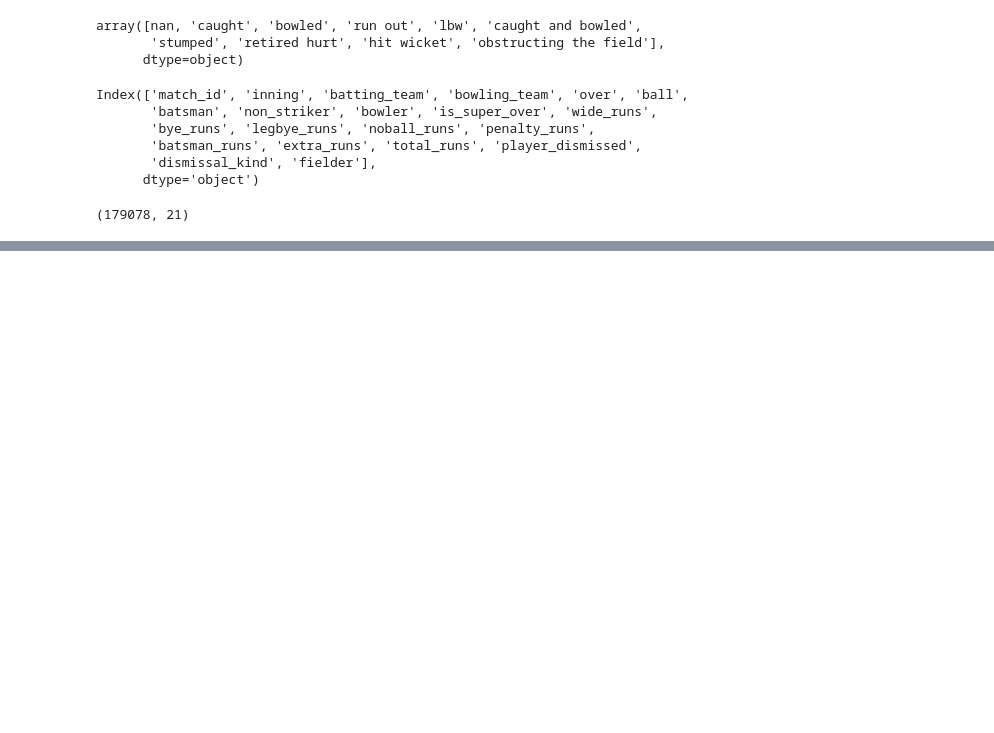
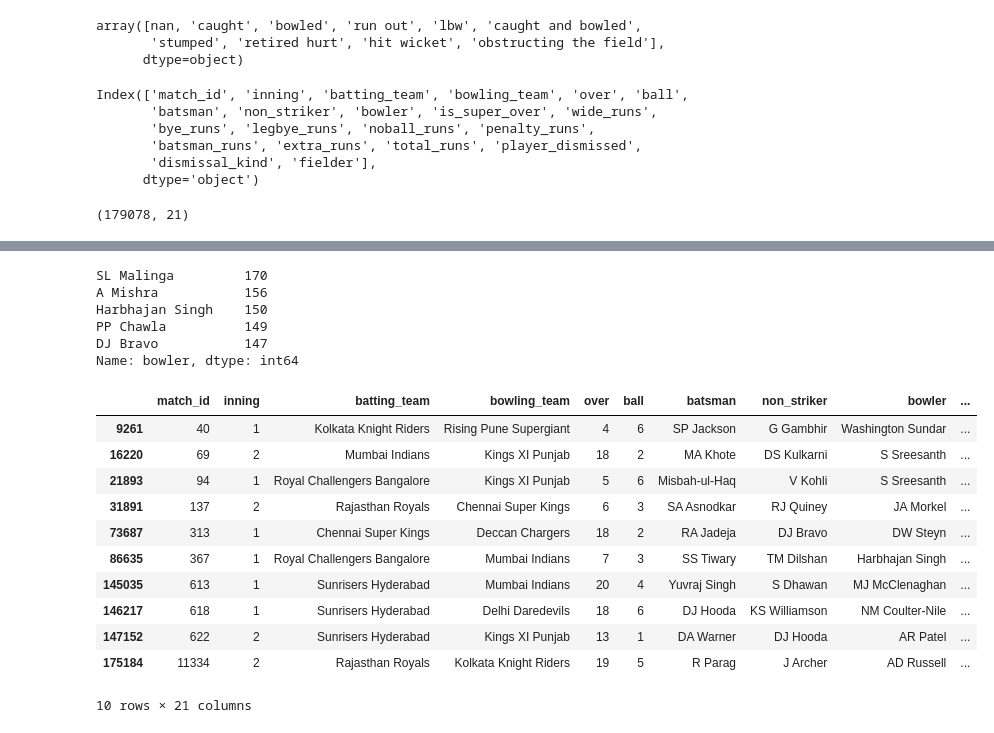
Before and after one commit to anmolrajaroraa/HMR_Python_ML, a Jupyter notebook: ipl_data_analysis.ipynb, the cells around one changed output, grey strips where cells are left out. Cells and saved outputs as stored; diff of their text form; code cells hidden in the pictures; blank space fills up the shorter version.

```diff
--- a/ipl_data_analysis.ipynb
+++ b/ipl_data_analysis.ipynb
@@ -227,0 +290,24 @@ deliveries.shape
+# %%
+pd.value_counts(temp_df['bowler']).head()
+# %% [output]
+SL Malinga         170
+A Mishra           156
+Harbhajan Singh    150
+PP Chawla          149
+DJ Bravo           147
+Name: bowler, dtype: int64
+# %%
+deliveries[deliveries['dismissal_kind']=='hit wicket']
+# %% [output]
+|  | match_id | inning | batting_team | bowling_team | over | ball | batsman | non_striker | bowler | ... |
+| 9261 | 40 | 1 | Kolkata Knight Riders | Rising Pune Supergiant | 4 | 6 | SP Jackson | G Gambhir | Washington Sundar | ... |
+| 16220 | 69 | 2 | Mumbai Indians | Kings XI Punjab | 18 | 2 | MA Khote | DS Kulkarni | S Sreesanth | ... |
+| 21893 | 94 | 1 | Royal Challengers Bangalore | Kings XI Punjab | 5 | 6 | Misbah-ul-Haq | V Kohli | S Sreesanth | ... |
+| 31891 | 137 | 2 | Rajasthan Royals | Chennai Super Kings | 6 | 3 | SA Asnodkar | RJ Quiney | JA Morkel | ... |
+| 73687 | 313 | 1 | Chennai Super Kings | Deccan Chargers | 18 | 2 | RA Jadeja | DJ Bravo | DW Steyn | ... |
+| 86635 | 367 | 1 | Royal Challengers Bangalore | Mumbai Indians | 7 | 3 | SS Tiwary | TM Dilshan | Harbhajan Singh | ... |
+| 145035 | 613 | 1 | Sunrisers Hyderabad | Mumbai Indians | 20 | 4 | Yuvraj Singh | S Dhawan | MJ McClenaghan | ... |
+| 146217 | 618 | 1 | Sunrisers Hyderabad | Delhi Daredevils | 18 | 6 | DJ Hooda | KS Williamson | NM Coulter-Nile | ... |
+| 147152 | 622 | 2 | Sunrisers Hyderabad | Kings XI Punjab | 13 | 1 | DA Warner | DJ Hooda | AR Patel | ... |
+| 175184 | 11334 | 2 | Rajasthan Royals | Kolkata Knight Riders | 19 | 5 | R Parag | J Archer | AD Russell | ... |
+10 rows × 21 columns
```
Also changed, not shown: parts of 8 cells of this notebook, 1 other file.
